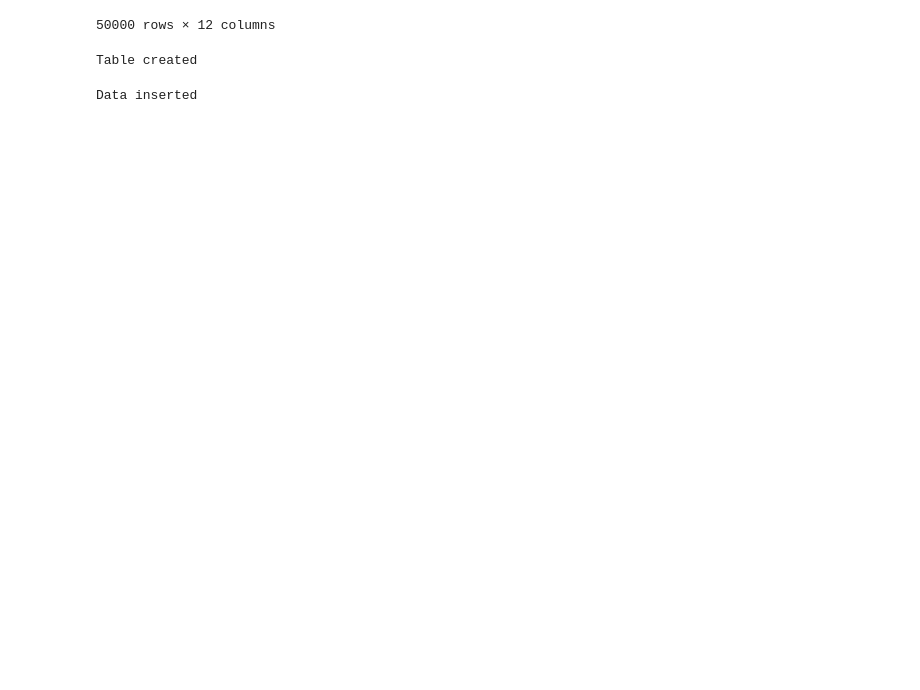
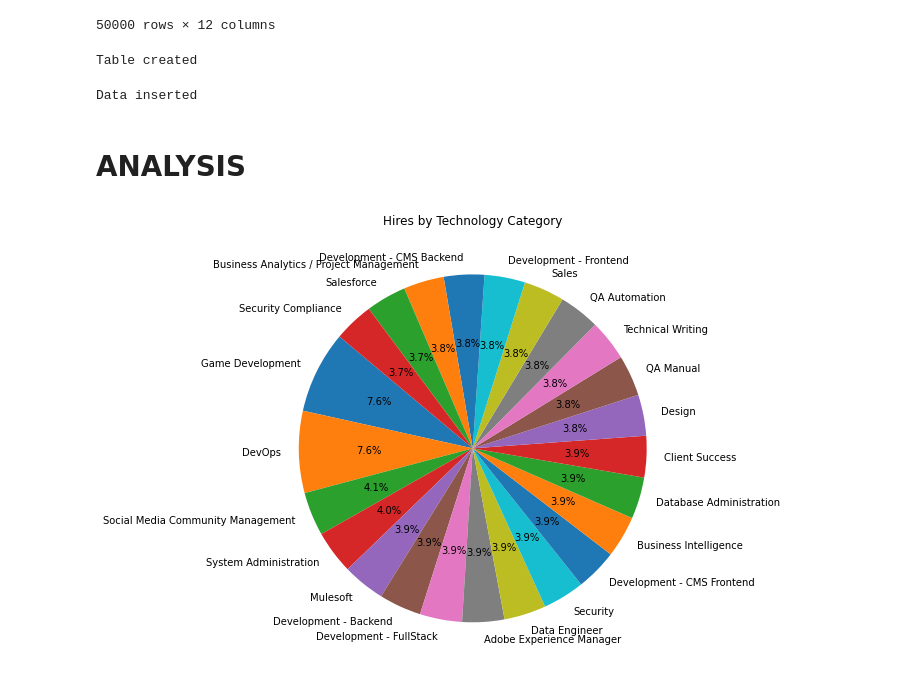
Before and after one commit to EmmanuelQuintero/WorkShop1, a Jupyter notebook: workshop.ipynb, the cells around one changed output. Cells and saved outputs as stored; diff of their text form; code cells hidden in the pictures; blank space fills up the shorter version.

Commit message:
Power BI graphics in matplotlib

```diff
--- a/workshop.ipynb
+++ b/workshop.ipynb
@@ -239,24 +253,25 @@ candidatesTable.head()
 # %%
 technology_to_category = {
-    'Development - CMS Backend': 'Development',
-    'Development - FullStack': 'Development',
-    'Development - Frontend': 'Development',
-    'Development - Backend': 'Development',
-    'Game Development': 'Development',
-    'Adobe Experience Manager': 'Development',
+    'Development - CMS Backend': 'Software Development',
+    'Development - CMS Frontend': 'Software Development',
+    'Development - FullStack': 'Software Development',
+    'Development - Frontend': 'Software Development',
+    'Development - Backend': 'Software Development',
+    'Game Development': 'Software Development',
+    'Adobe Experience Manager': 'Community and Content Management',
+    'DevOps': 'Software Development',
     'QA Automation': 'Quality Assurance',
     'QA Manual': 'Quality Assurance',
-    'DevOps': 'Operations',
-    'System Administration': 'Operations',
-    'Database Administration': 'Operations',
-    'Data Engineer': 'Data',
-    'Business Intelligence': 'Data',
-    'Salesforce': 'Sales and Business',
-    'Sales': 'Sales and Business',
-    'Client Success': 'Sales and Business',
-    'Business Analytics / Project Management': 'Sales and Business',
-    'Social Media Community Management': 'Marketing and Communication',
-    'Mulesoft': 'Marketing and Communication',
+    'System Administration': 'Data and Systems Administration',
+    'Database Administration': 'Data and Systems Administration',
+    'Data Engineer': 'Data and Systems Administration',
+    'Business Intelligence': 'Business Management and Analytics',
+    'Salesforce': 'Customer Management and Sales',
+    'Sales': 'Customer Management and Sales',
+    'Client Success': 'Customer Management and Sales',
+    'Business Analytics / Project Management': 'Business Management and Analytics',
+    'Social Media Community Management': 'Community and Content Management',
+    'Mulesoft': 'System Integration',
     'Technical Writing': 'Marketing and Communication',
     'Security Compliance': 'Security',
     'Security': 'Security',
@@ -310,3 +325,17 @@ candidatesTable.to_sql('candidatesHired', engine, if_exists='replace', index=Fal
 print("Data inserted")
 # %% [output]
 Data inserted
+# %% [markdown]
+# ANALYSIS
+# %%
+#Hires by technology (pie chart)
+
+hires_by_technology = candidatesTable['Technology'].value_counts()
+
+plt.figure(figsize=(12, 8))
+hires_by_technology.plot(kind='pie', autopct='%1.1f%%', startangle=140)
+plt.title('Hires by Technology Category')
+plt.ylabel('')
+plt.show()
+# %% [output]
+[figure, added]
```
Also changed, not shown: parts of 6 cells of this notebook.
